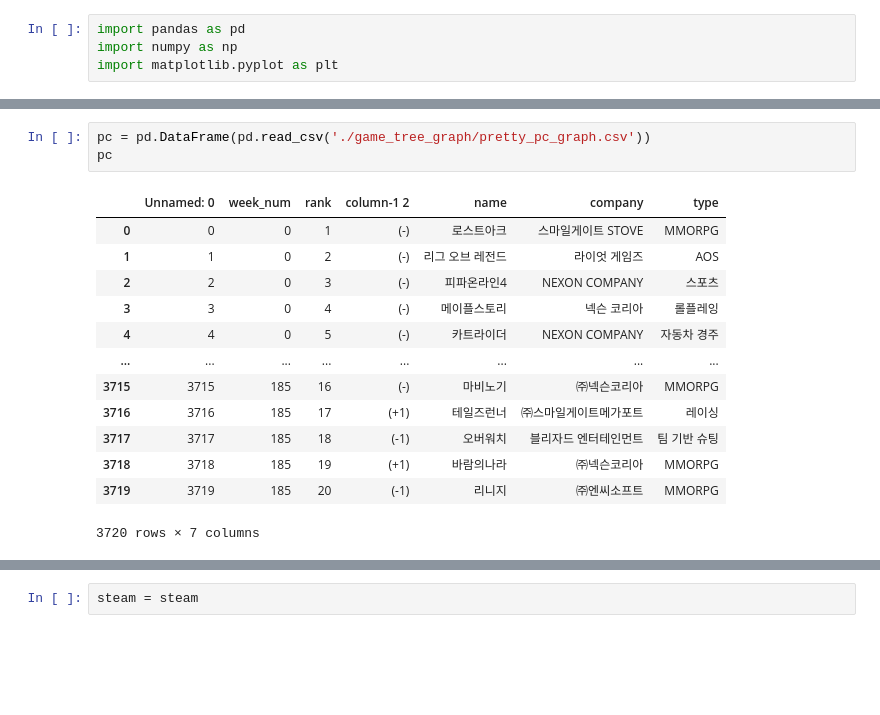
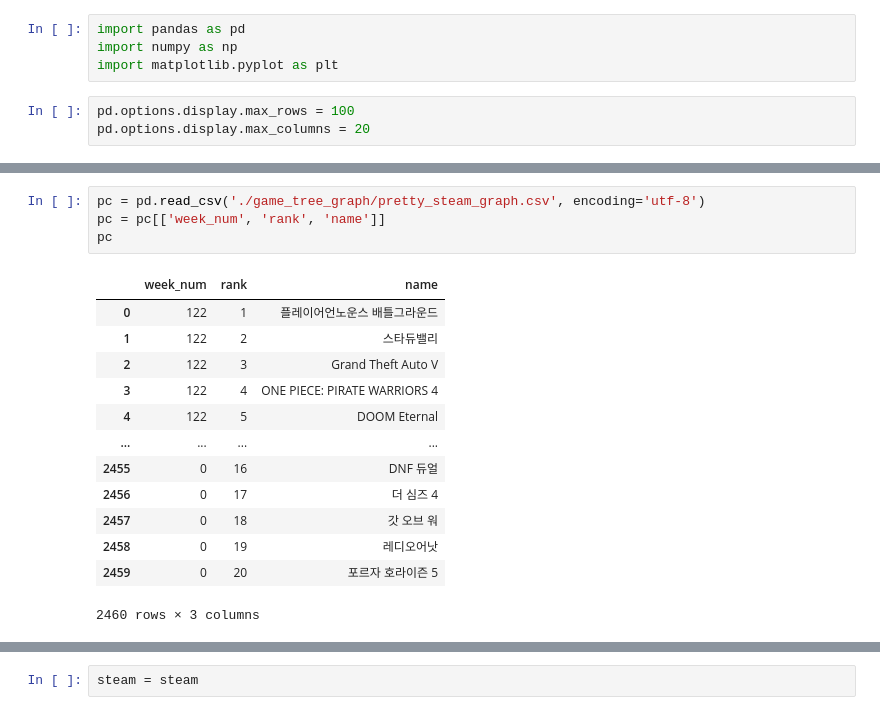
Before and after one commit to ssac-debbu/gameData, a Jupyter notebook: file_select.ipynb, the cells around one changed output, grey strips where cells are left out. Drawn from its saved outputs; the diff is of its cells as text; blank space fills up the shorter version.

```diff
--- a/file_select.ipynb
+++ b/file_select.ipynb
@@ -2,3 +2,6 @@
 import pandas as pd
 import numpy as np
 import matplotlib.pyplot as plt
+# %%
+pd.options.display.max_rows = 100
+pd.options.display.max_columns = 20
@@ -5,17 +41,18 @@ import matplotlib.pyplot as plt
 # %%
-pc = pd.DataFrame(pd.read_csv('./game_tree_graph/pretty_pc_graph.csv'))
+pc = pd.read_csv('./game_tree_graph/pretty_steam_graph.csv', encoding='utf-8')
+pc = pc[['week_num', 'rank', 'name']]
 pc
 # %% [output]
-|  | Unnamed: 0 | week_num | rank | column-1 2 | name | company | type |
-| 0 | 0 | 0 | 1 | (-) | 로스트아크 | 스마일게이트 STOVE | MMORPG |
-| 1 | 1 | 0 | 2 | (-) | 리그 오브 레전드 | 라이엇 게임즈 | AOS |
-| 2 | 2 | 0 | 3 | (-) | 피파온라인4 | NEXON COMPANY | 스포츠 |
-| 3 | 3 | 0 | 4 | (-) | 메이플스토리 | 넥슨 코리아 | 롤플레잉 |
-| 4 | 4 | 0 | 5 | (-) | 카트라이더 | NEXON COMPANY | 자동차 경주 |
-| ... | ... | ... | ... | ... | ... | ... | ... |
-| 3715 | 3715 | 185 | 16 | (-) | 마비노기 | ㈜넥슨코리아 | MMORPG |
-| 3716 | 3716 | 185 | 17 | (+1) | 테일즈런너 | ㈜스마일게이트메가포트 | 레이싱 |
-| 3717 | 3717 | 185 | 18 | (-1) | 오버워치 | 블리자드 엔터테인먼트 | 팀 기반 슈팅 |
-| 3718 | 3718 | 185 | 19 | (+1) | 바람의나라 | ㈜넥슨코리아 | MMORPG |
-| 3719 | 3719 | 185 | 20 | (-1) | 리니지 | ㈜엔씨소프트 | MMORPG |
+|  | week_num | rank | name |
+| 0 | 122 | 1 | 플레이어언노운스 배틀그라운드 |
+| 1 | 122 | 2 | 스타듀밸리 |
+| 2 | 122 | 3 | Grand Theft Auto V |
+| 3 | 122 | 4 | ONE PIECE: PIRATE WARRIORS 4 |
+| 4 | 122 | 5 | DOOM Eternal |
+| ... | ... | ... | ... |
+| 2455 | 0 | 16 | DNF 듀얼 |
+| 2456 | 0 | 17 | 더 심즈 4 |
+| 2457 | 0 | 18 | 갓 오브 워 |
+| 2458 | 0 | 19 | 레디오어낫 |
+| 2459 | 0 | 20 | 포르자 호라이즌 5 |
-3720 rows × 7 columns
+2460 rows × 3 columns
```
Also changed, not shown: parts of 22 cells of this notebook, 2 other files.
